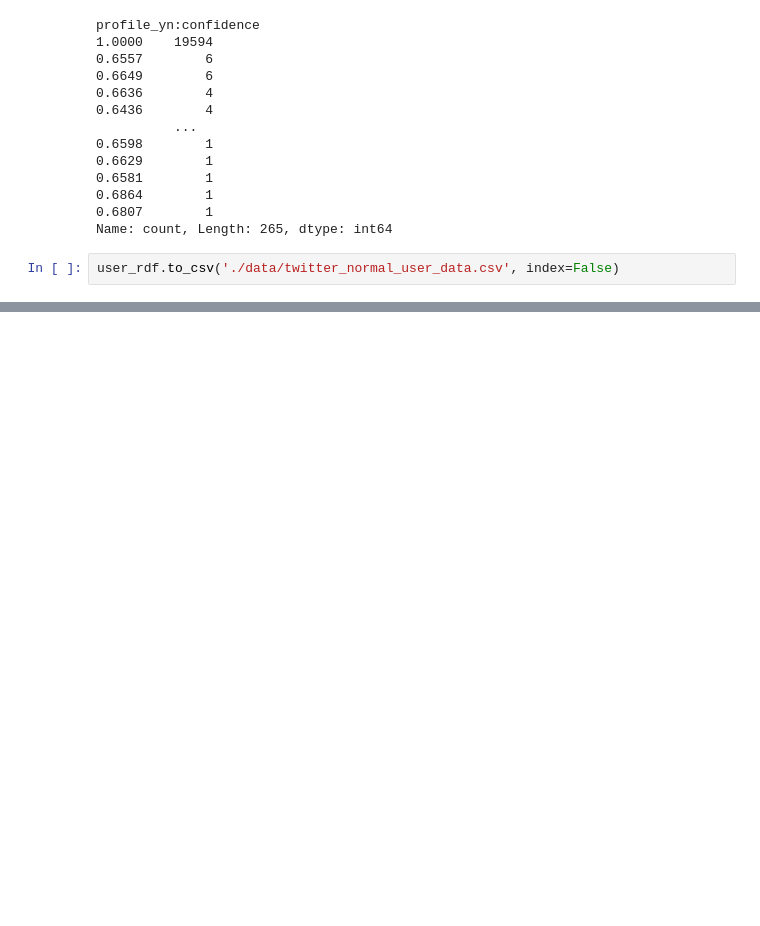
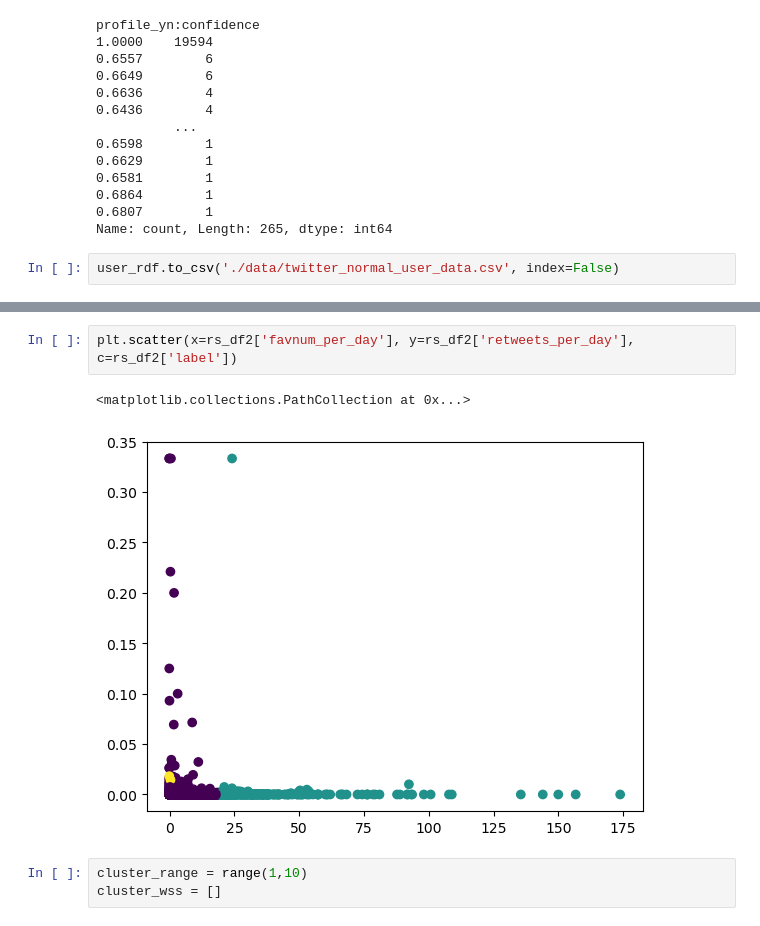
Before and after one commit to ceejem/csci946_twitter_classification, a Jupyter notebook: data_exploration.ipynb, the cells around one changed output, grey strips where cells are left out. Drawn from its saved outputs; the diff is of its cells as text; blank space fills up the shorter version.

```diff
--- a/data_exploration.ipynb
+++ b/data_exploration.ipynb
@@ -667,0 +861,8 @@ user_rdf.to_csv('./data/twitter_normal_user_data.csv', index=False)
+# %%
+plt.scatter(x=rs_df2['favnum_per_day'], y=rs_df2['retweets_per_day'], c=rs_df2['label'])
+# %% [output]
+<matplotlib.collections.PathCollection at 0x...>
+[figure, added]
+# %%
+cluster_range = range(1,10)
+cluster_wss = []
```
Also changed, not shown: parts of 62 cells of this notebook.
